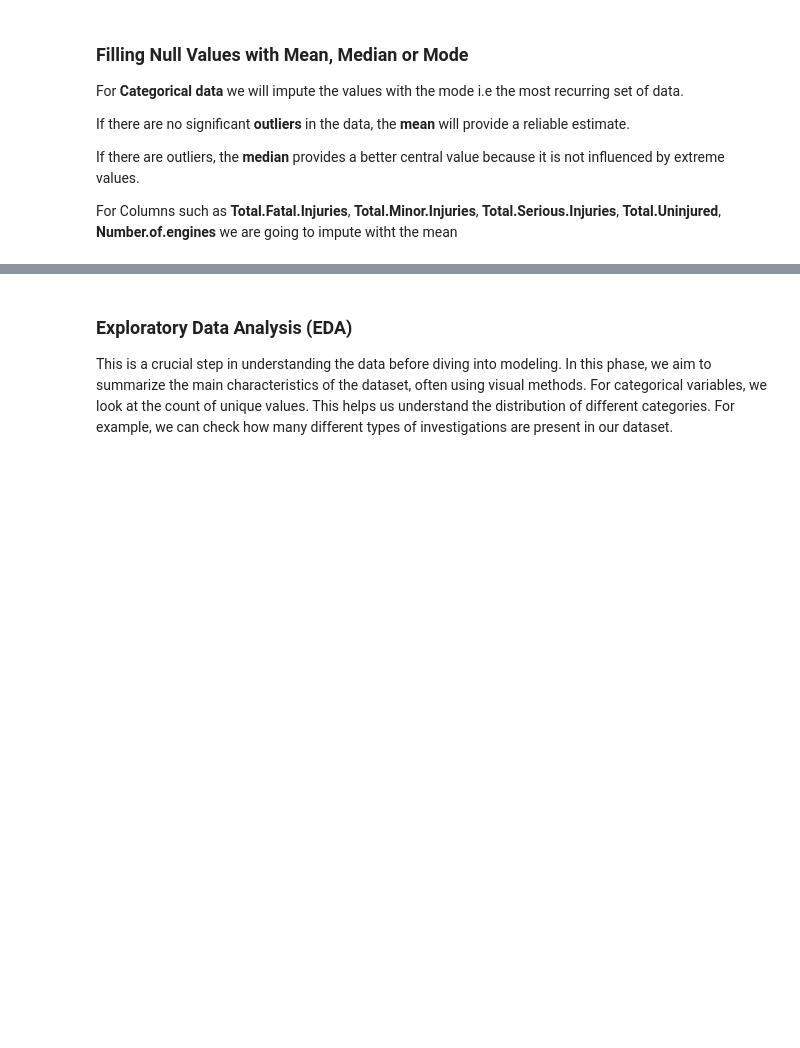
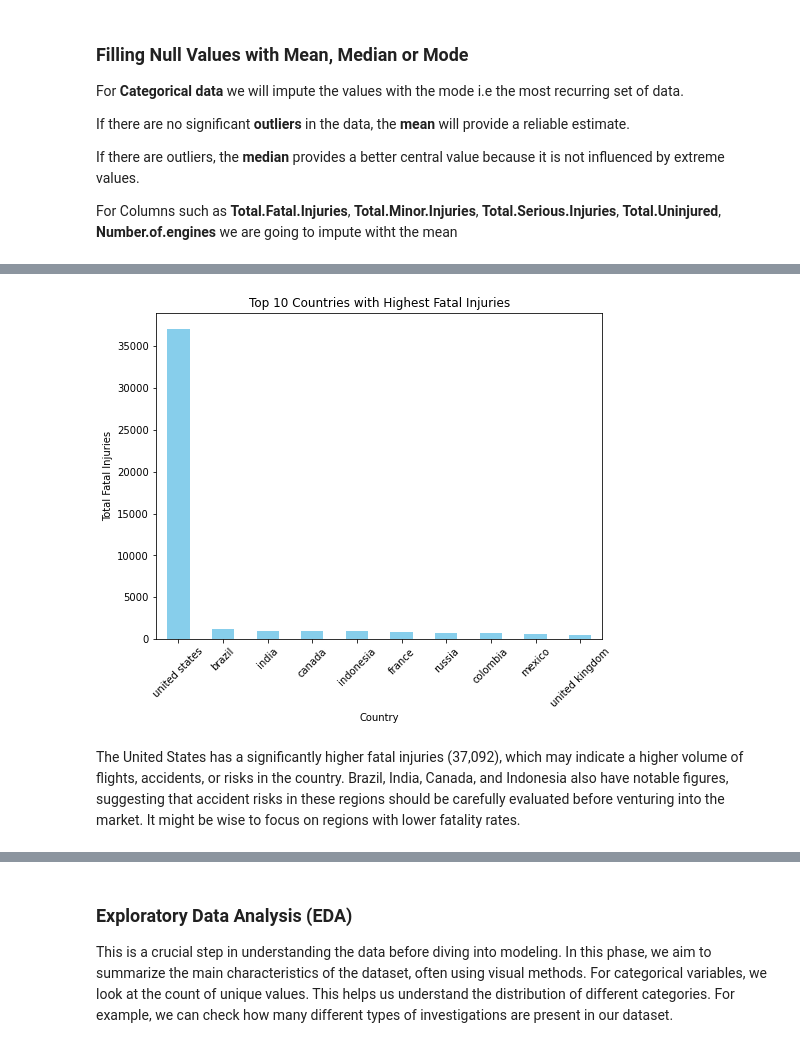
Before and after one commit to zaenhakeem/dsc-phase-1-project-v3, a Jupyter notebook: student.ipynb, the cells around one changed output, grey strips where cells are left out. Saved outputs shown, nothing was run; the diff lists cells and outputs as text; code cells hidden in the pictures; blank space fills up the shorter version.

```diff
--- a/student.ipynb
+++ b/student.ipynb
@@ -211,0 +271,4 @@ df['Number.of.Engines'] = df['Number.of.Engines'].fillna(df['Number.of.Engines']
+# %%
+# Group by Country and sum the Total.Fatal.Injuries
+country_fatalities = df.groupby('Country')['Total.Fatal.Injuries'].sum().sort_values(ascending=False)
+country_fatalities.head(10)
@@ -211,0 +288,13 @@ df['Number.of.Engines'] = df['Number.of.Engines'].fillna(df['Number.of.Engines']
+# %%
+# Plot Countries with highest fatalities
+plt.figure(figsize=(8,6))
+country_fatalities.head(10).plot(kind='bar', color='skyblue')
+plt.title('Top 10 Countries with Highest Fatal Injuries')
+plt.ylabel('Total Fatal Injuries')
+plt.xlabel('Country')
+plt.xticks(rotation=45)
+plt.show()
+# %% [output]
+[figure, added]
+# %% [markdown]
+The United States has a significantly higher fatal injuries (37,092), which may indicate a higher volume of flights, accidents, or risks in the country. Brazil, India, Canada, and Indonesia also have notable figures, suggesting that accident risks in these regions should be carefully evaluated before venturing into the market. It might be wise to focus on regions with lower fatality rates.
```
Also changed, not shown: parts of 39 cells of this notebook.
